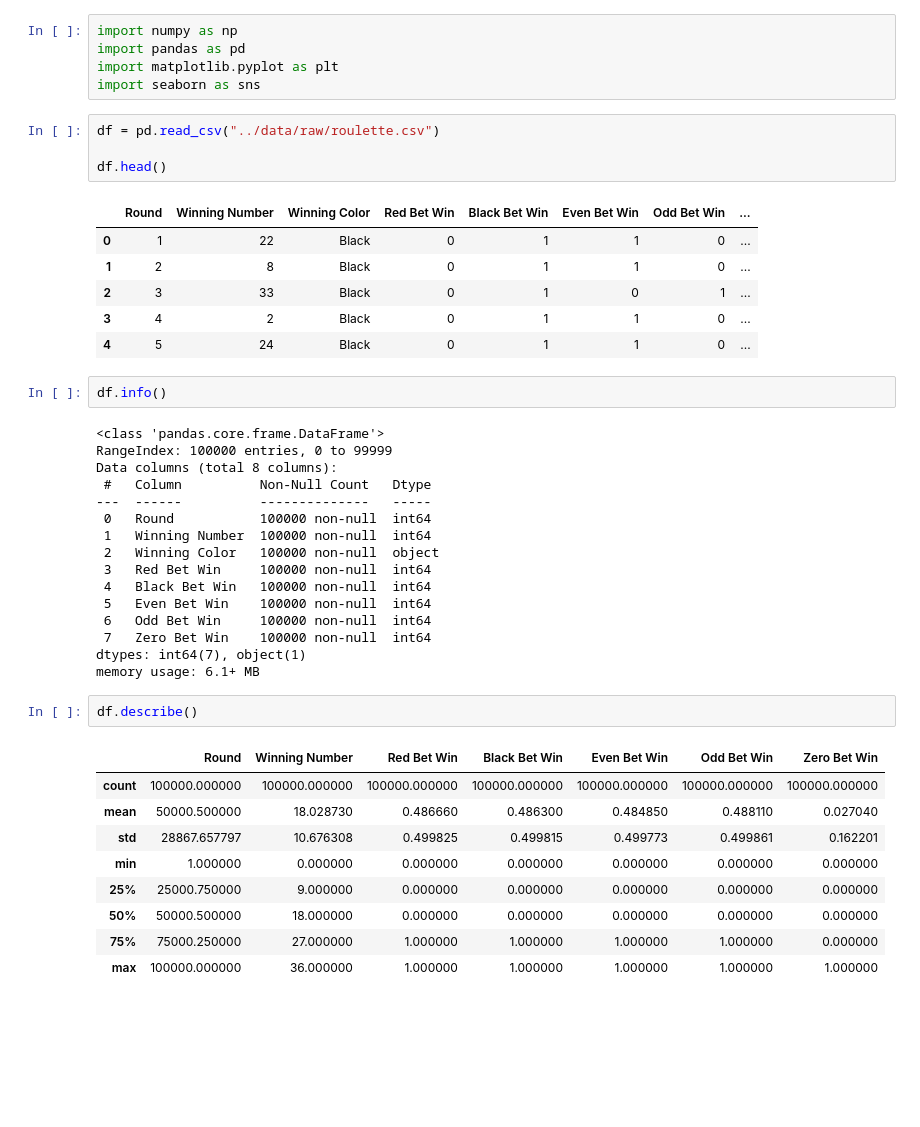
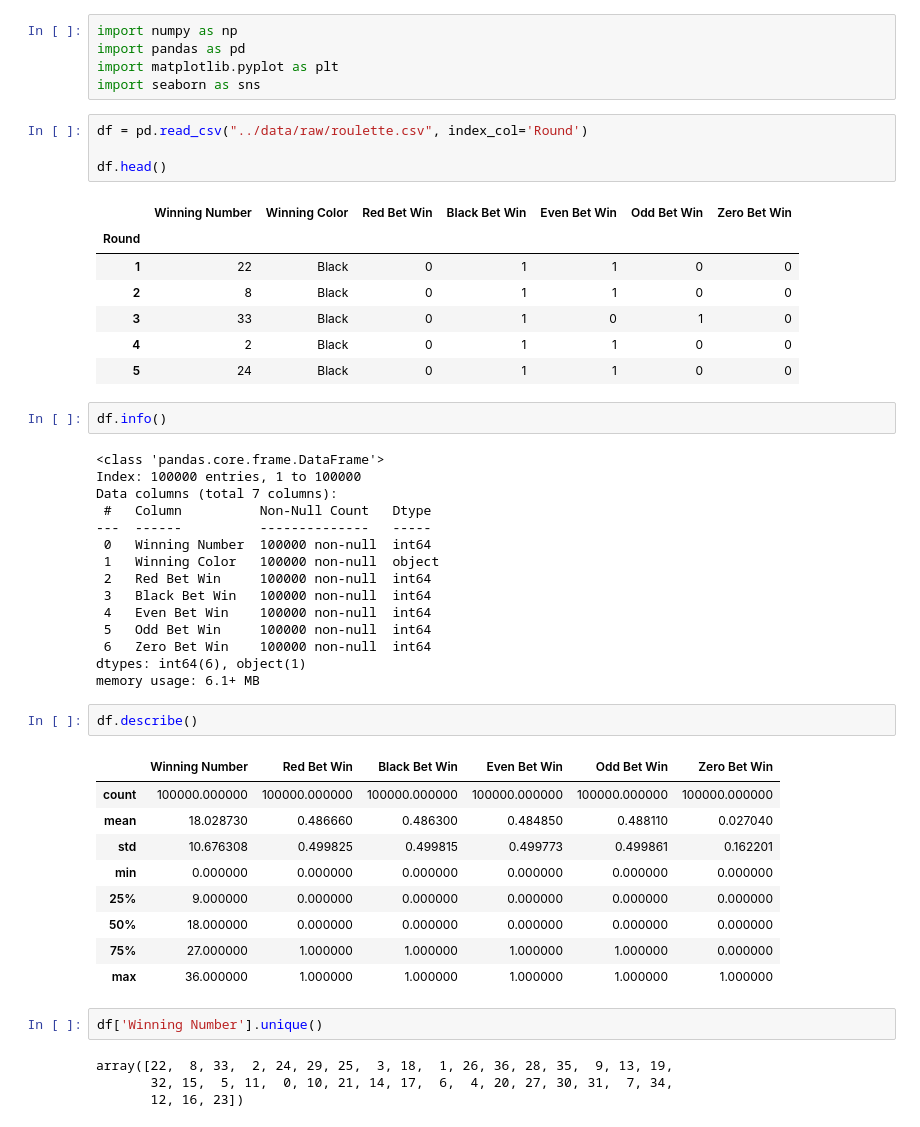
Before and after one commit to choewoojin/choewj, a Jupyter notebook: data_analysis/01_roulette/notebooks/data_overview.ipynb, the cells around one changed output. Drawn from its saved outputs; the diff is of its cells as text; blank space fills up the shorter version.

Commit message:
data_overview start

```diff
--- a/data_analysis/01_roulette/notebooks/data_overview.ipynb
+++ b/data_analysis/01_roulette/notebooks/data_overview.ipynb
@@ -4,43 +4,49 @@ import pandas as pd
 import matplotlib.pyplot as plt
 import seaborn as sns
 # %%
-df = pd.read_csv("../data/raw/roulette.csv")
+df = pd.read_csv("../data/raw/roulette.csv", index_col='Round')
 
 df.head()
 # %% [output]
-|  | Round | Winning Number | Winning Color | Red Bet Win | Black Bet Win | Even Bet Win | Odd Bet Win | ... |
-| 0 | 1 | 22 | Black | 0 | 1 | 1 | 0 | ... |
-| 1 | 2 | 8 | Black | 0 | 1 | 1 | 0 | ... |
-| 2 | 3 | 33 | Black | 0 | 1 | 0 | 1 | ... |
-| 3 | 4 | 2 | Black | 0 | 1 | 1 | 0 | ... |
-| 4 | 5 | 24 | Black | 0 | 1 | 1 | 0 | ... |
+|  | Winning Number | Winning Color | Red Bet Win | Black Bet Win | Even Bet Win | Odd Bet Win | Zero Bet Win |
+| Round |  |  |  |  |  |  |  |
+| 1 | 22 | Black | 0 | 1 | 1 | 0 | 0 |
+| 2 | 8 | Black | 0 | 1 | 1 | 0 | 0 |
+| 3 | 33 | Black | 0 | 1 | 0 | 1 | 0 |
+| 4 | 2 | Black | 0 | 1 | 1 | 0 | 0 |
+| 5 | 24 | Black | 0 | 1 | 1 | 0 | 0 |
 # %%
 df.info()
 # %% [output]
 <class 'pandas.core.frame.DataFrame'>
-RangeIndex: 100000 entries, 0 to 99999
-Data columns (total 8 columns):
+Index: 100000 entries, 1 to 100000
+Data columns (total 7 columns):
  #   Column          Non-Null Count   Dtype
 ---  ------          --------------   -----
- 0   Round           100000 non-null  int64
- 1   Winning Number  100000 non-null  int64
- 2   Winning Color   100000 non-null  object
- 3   Red Bet Win     100000 non-null  int64
- 4   Black Bet Win   100000 non-null  int64
- 5   Even Bet Win    100000 non-null  int64
- 6   Odd Bet Win     100000 non-null  int64
- 7   Zero Bet Win    100000 non-null  int64
-dtypes: int64(7), object(1)
+ 0   Winning Number  100000 non-null  int64
+ 1   Winning Color   100000 non-null  object
+ 2   Red Bet Win     100000 non-null  int64
+ 3   Black Bet Win   100000 non-null  int64
+ 4   Even Bet Win    100000 non-null  int64
+ 5   Odd Bet Win     100000 non-null  int64
+ 6   Zero Bet Win    100000 non-null  int64
+dtypes: int64(6), object(1)
 memory usage: 6.1+ MB
 # %%
 df.describe()
 # %% [output]
-|  | Round | Winning Number | Red Bet Win | Black Bet Win | Even Bet Win | Odd Bet Win | Zero Bet Win |
-| count | 100000.000000 | 100000.000000 | 100000.000000 | 100000.000000 | 100000.000000 | 100000.000000 | 100000.000000 |
-| mean | 50000.500000 | 18.028730 | 0.486660 | 0.486300 | 0.484850 | 0.488110 | 0.027040 |
-| std | 28867.657797 | 10.676308 | 0.499825 | 0.499815 | 0.499773 | 0.499861 | 0.162201 |
-| min | 1.000000 | 0.000000 | 0.000000 | 0.000000 | 0.000000 | 0.000000 | 0.000000 |
-| 25% | 25000.750000 | 9.000000 | 0.000000 | 0.000000 | 0.000000 | 0.000000 | 0.000000 |
-| 50% | 50000.500000 | 18.000000 | 0.000000 | 0.000000 | 0.000000 | 0.000000 | 0.000000 |
-| 75% | 75000.250000 | 27.000000 | 1.000000 | 1.000000 | 1.000000 | 1.000000 | 0.000000 |
-| max | 100000.000000 | 36.000000 | 1.000000 | 1.000000 | 1.000000 | 1.000000 | 1.000000 |
+|  | Winning Number | Red Bet Win | Black Bet Win | Even Bet Win | Odd Bet Win | Zero Bet Win |
+| count | 100000.000000 | 100000.000000 | 100000.000000 | 100000.000000 | 100000.000000 | 100000.000000 |
+| mean | 18.028730 | 0.486660 | 0.486300 | 0.484850 | 0.488110 | 0.027040 |
+| std | 10.676308 | 0.499825 | 0.499815 | 0.499773 | 0.499861 | 0.162201 |
+| min | 0.000000 | 0.000000 | 0.000000 | 0.000000 | 0.000000 | 0.000000 |
+| 25% | 9.000000 | 0.000000 | 0.000000 | 0.000000 | 0.000000 | 0.000000 |
+| 50% | 18.000000 | 0.000000 | 0.000000 | 0.000000 | 0.000000 | 0.000000 |
+| 75% | 27.000000 | 1.000000 | 1.000000 | 1.000000 | 1.000000 | 0.000000 |
+| max | 36.000000 | 1.000000 | 1.000000 | 1.000000 | 1.000000 | 1.000000 |
+# %%
+df['Winning Number'].unique()
+# %% [output]
+array([22,  8, 33,  2, 24, 29, 25,  3, 18,  1, 26, 36, 28, 35,  9, 13, 19,
+       32, 15,  5, 11,  0, 10, 21, 14, 17,  6,  4, 20, 27, 30, 31,  7, 34,
+       12, 16, 23])
```
Also changed, not shown: parts of 1 cell of this notebook.
